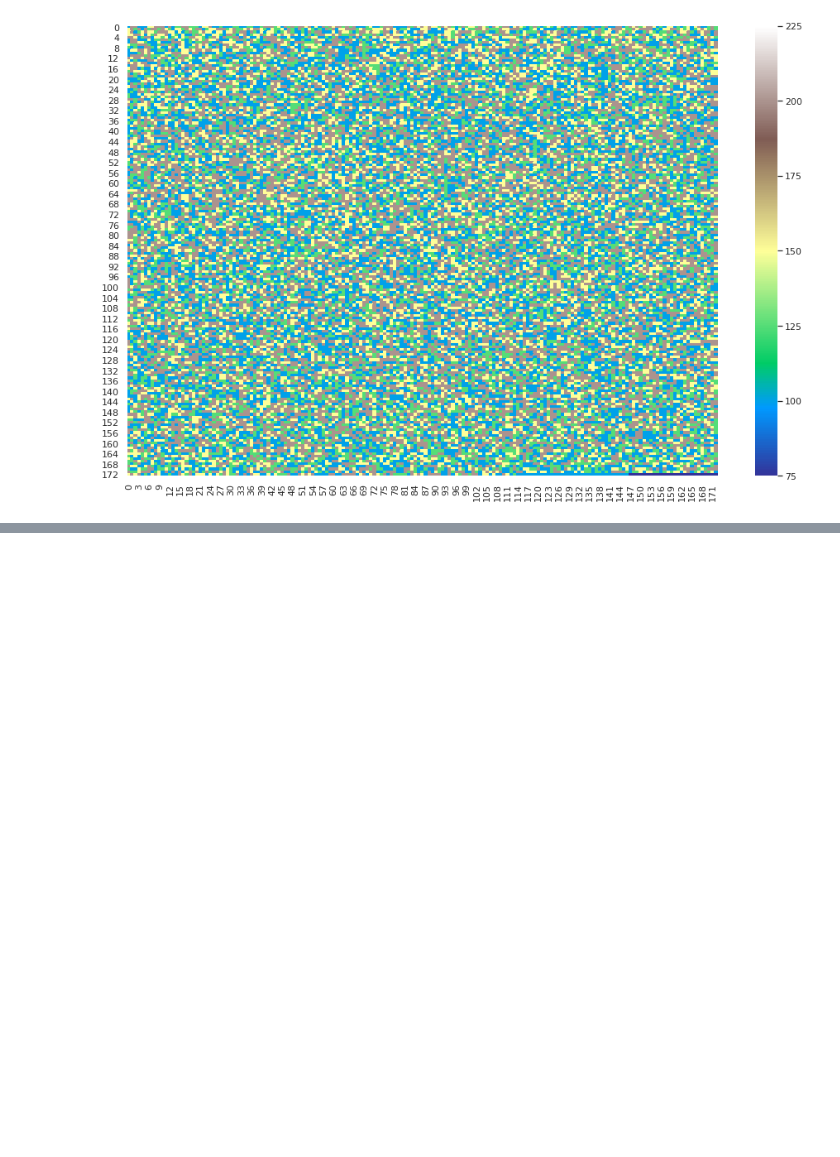
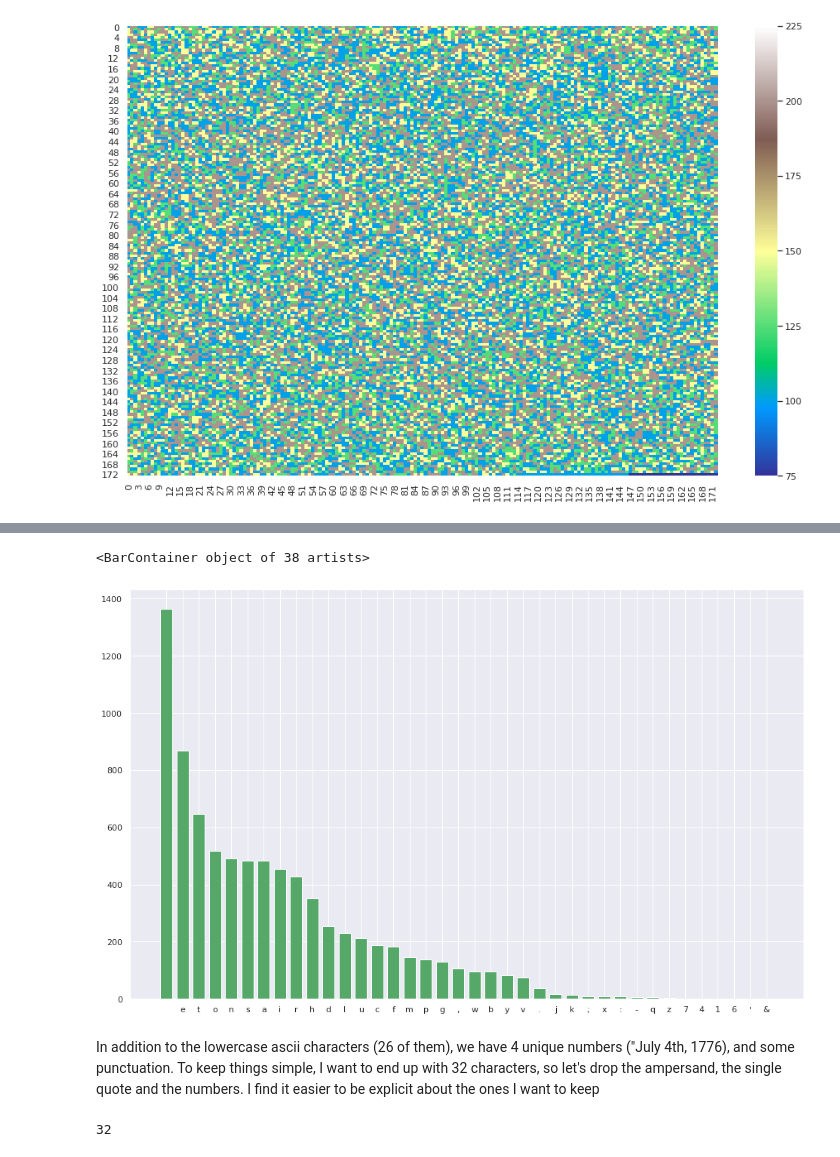
Before and after one commit to ianabc/cov19, a Jupyter notebook: Covid19.ipynb, the cells around one changed output, grey strips where cells are left out. Drawn from its saved outputs; the diff is of its cells as text; code cells hidden in the pictures; blank space fills up the shorter version.

```diff
--- a/Covid19.ipynb
+++ b/Covid19.ipynb
@@ -31,0 +102,25 @@ sns.heatmap(cov_num, vmin=75, vmax=225, cmap='terrain')
+# %%
+with open('doi.ascii', 'r') as f:
+    doi_txt = f.read()[:-1].lower().replace('\n', ' ')
+# %%
+c = Counter(doi_txt)
+plt.bar(*zip(*c.most_common()), width=.75, color='g')
+# %% [output]
+<BarContainer object of 38 artists>
+[figure, added]
+# %% [markdown]
+In addition to the lowercase ascii characters (26 of them), we have 4 unique numbers ("July 4th, 1776), and some punctuation. To keep things simple, I want to end up with 32 characters, so let's drop the ampersand, the single quote and the numbers. I find it easier to be explicit about the ones I want to keep
+# %%
+letters = [' ', ',', '.', '-', ':', ';',
+          'a', 'b', 'c', 'd', 'e', 'f', 'g', 'h',
+          'i', 'j', 'k', 'l', 'm', 'n', 'o', 'p',
+          'q', 'r', 's', 't', 'u', 'v', 'w', 'x',
+          'y', 'z']
+
+doi_txt = doi_txt.translate(
+    {ord(i): None for i in c.keys() if i not in letters}
+)
+c = Counter(doi_txt)
+len(c)
+# %% [output]
+32
```
Also changed, not shown: parts of 23 cells of this notebook, 1 other file.
